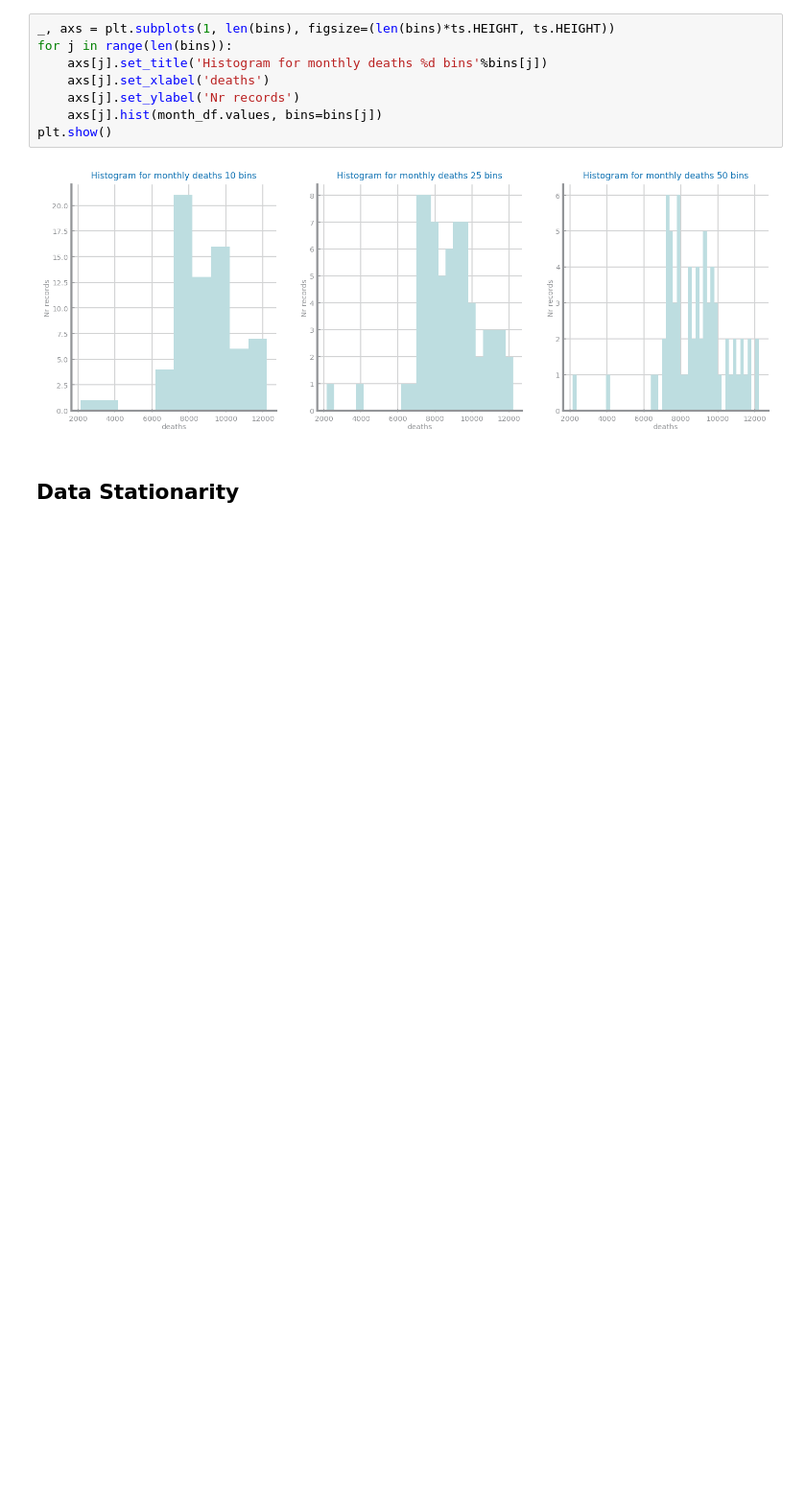
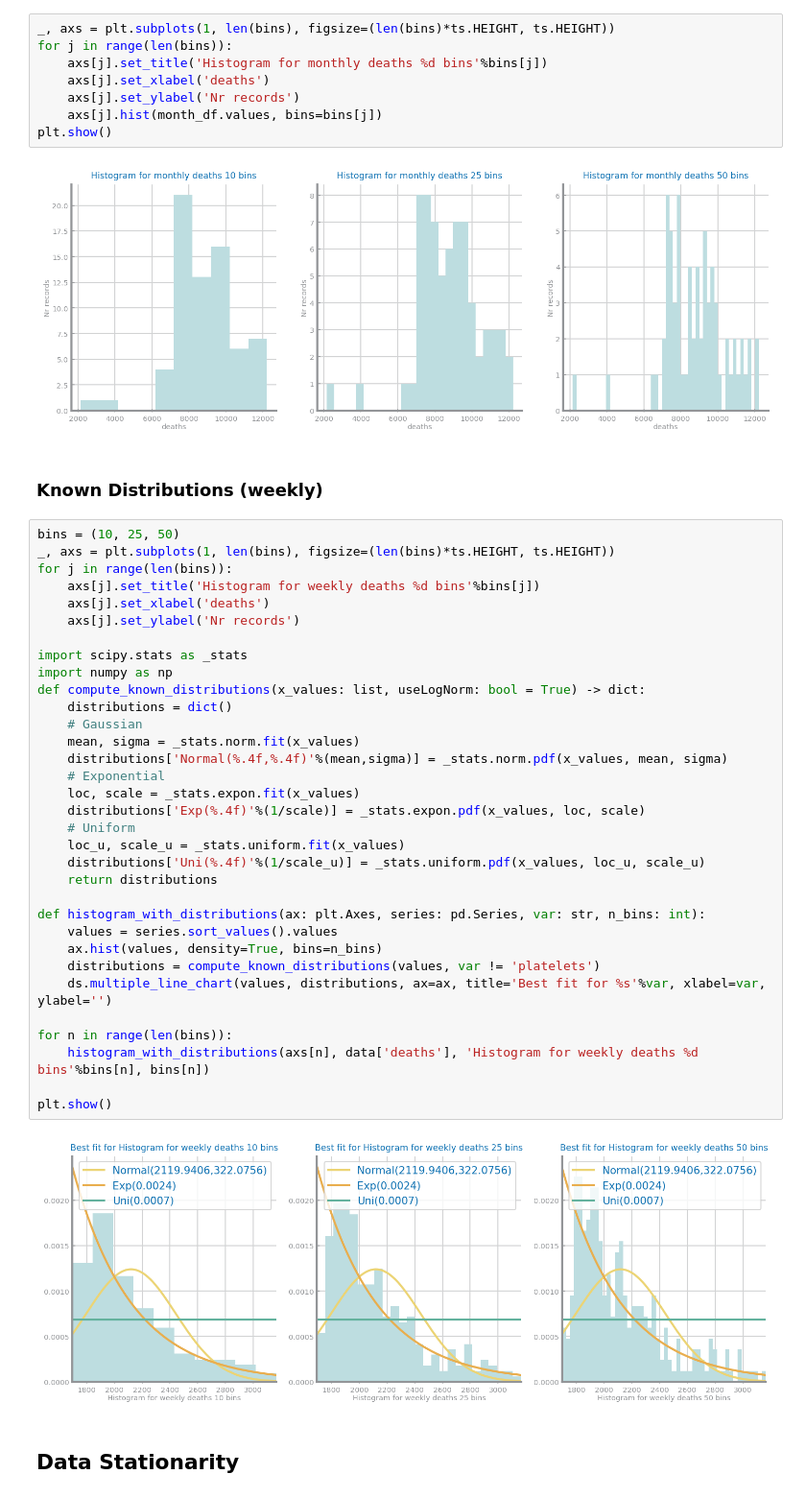
Before and after one commit to filipesousaist/ds_project, a Jupyter notebook: ts_dataset2/Deaths-pt.ipynb, the cells around one changed output. Shown at 96% size. Saved outputs shown, nothing was run; the diff lists cells and outputs as text; blank space fills up the shorter version.

Commit message:
Computed distributions

```diff
--- a/ts_dataset2/Deaths-pt.ipynb
+++ b/ts_dataset2/Deaths-pt.ipynb
@@ -158,6 +158,43 @@ for j in range(len(bins)):
 plt.show()
 # %% [output]
 [figure]
+# %% [markdown]
+### Known Distributions (weekly)
+# %%
+bins = (10, 25, 50)
+_, axs = plt.subplots(1, len(bins), figsize=(len(bins)*ts.HEIGHT, ts.HEIGHT))
+for j in range(len(bins)):
+    axs[j].set_title('Histogram for weekly deaths %d bins'%bins[j])
+    axs[j].set_xlabel('deaths')
+    axs[j].set_ylabel('Nr records')
+
+import scipy.stats as _stats
+import numpy as np
+def compute_known_distributions(x_values: list, useLogNorm: bool = True) -> dict:
+    distributions = dict()
+    # Gaussian
+    mean, sigma = _stats.norm.fit(x_values)
+    distributions['Normal(%.4f,%.4f)'%(mean,sigma)] = _stats.norm.pdf(x_values, mean, sigma)
+    # Exponential
+    loc, scale = _stats.expon.fit(x_values)
+    distributions['Exp(%.4f)'%(1/scale)] = _stats.expon.pdf(x_values, loc, scale)
+    # Uniform
+    loc_u, scale_u = _stats.uniform.fit(x_values)
+    distributions['Uni(%.4f)'%(1/scale_u)] = _stats.uniform.pdf(x_values, loc_u, scale_u)
+    return distributions
+
+def histogram_with_distributions(ax: plt.Axes, series: pd.Series, var: str, n_bins: int):
+    values = series.sort_values().values
+    ax.hist(values, density=True, bins=n_bins)
+    distributions = compute_known_distributions(values, var != 'platelets')
+    ds.multiple_line_chart(values, distributions, ax=ax, title='Best fit for %s'%var, xlabel=var, ylabel='')
+
+for n in range(len(bins)):
+    histogram_with_distributions(axs[n], data['deaths'], 'Histogram for weekly deaths %d bins'%bins[n], bins[n])
+
+plt.show()
+# %% [output]
+[figure, added]
 # %% [markdown]
 ## Data Stationarity
 # %%
```
Also changed, not shown: parts of 1 cell of this notebook, 1 other file.
